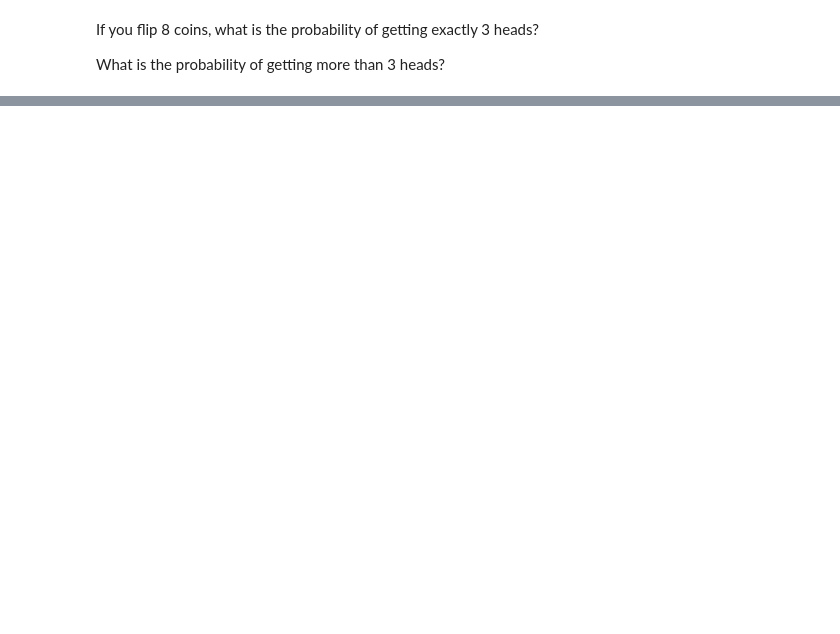
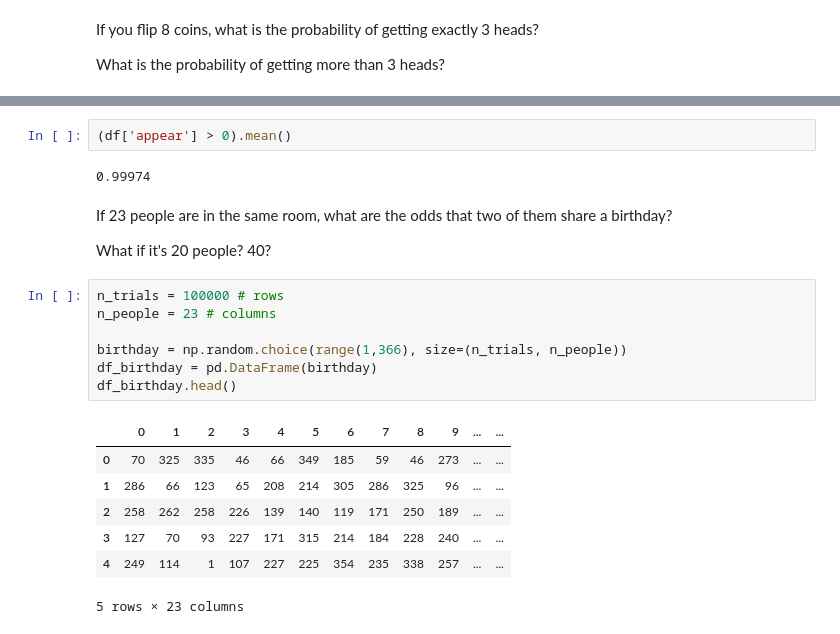
Before and after one commit to rob-casey/statistics-exercises, a Jupyter notebook: statistics_exercises.ipynb, the cells around one changed output, grey strips where cells are left out. Cells and saved outputs as stored; diff of their text form; blank space fills up the shorter version.

```diff
--- a/statistics_exercises.ipynb
+++ b/statistics_exercises.ipynb
@@ -79,0 +370,23 @@ array([[1, 0, 1, ..., 1, 1, 1],
+# %%
+(df['appear'] > 0).mean()
+# %% [output]
+0.99974
+# %% [markdown]
+If 23 people are in the same room, what are the odds that two of them share a birthday?
+
+What if it's 20 people? 40?
+# %%
+n_trials = 100000 # rows
+n_people = 23 # columns
+
+birthday = np.random.choice(range(1,366), size=(n_trials, n_people))
+df_birthday = pd.DataFrame(birthday)
+df_birthday.head()
+# %% [output]
+|  | 0 | 1 | 2 | 3 | 4 | 5 | 6 | 7 | 8 | 9 | ... | ... |
+| 0 | 70 | 325 | 335 | 46 | 66 | 349 | 185 | 59 | 46 | 273 | ... | ... |
+| 1 | 286 | 66 | 123 | 65 | 208 | 214 | 305 | 286 | 325 | 96 | ... | ... |
+| 2 | 258 | 262 | 258 | 226 | 139 | 140 | 119 | 171 | 250 | 189 | ... | ... |
+| 3 | 127 | 70 | 93 | 227 | 171 | 315 | 214 | 184 | 228 | 240 | ... | ... |
+| 4 | 249 | 114 | 1 | 107 | 227 | 225 | 354 | 235 | 338 | 257 | ... | ... |
+5 rows × 23 columns
```
Also changed, not shown: parts of 46 cells of this notebook.
